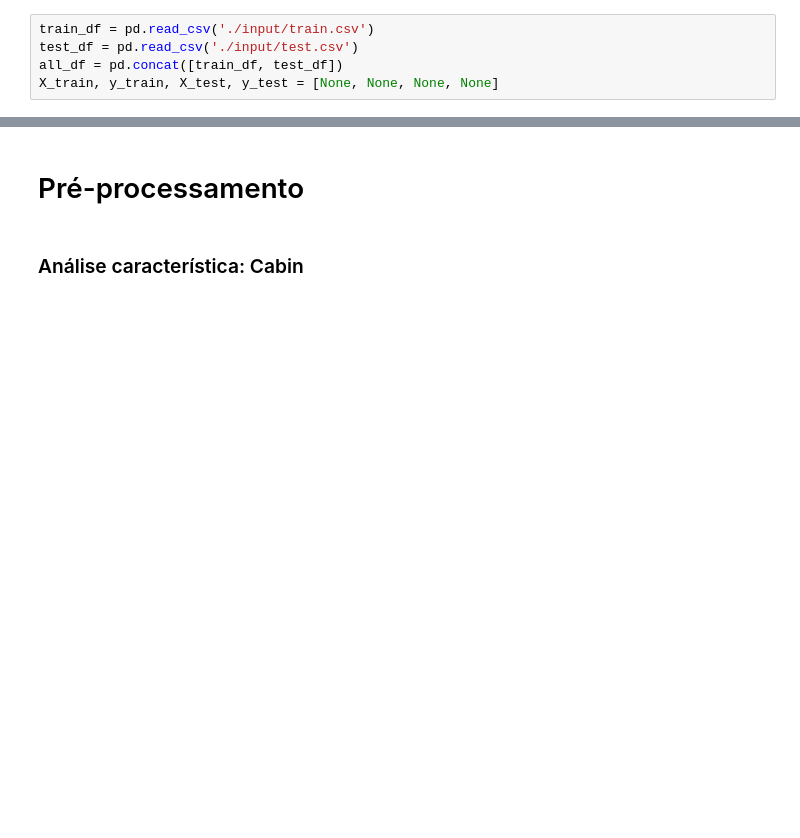
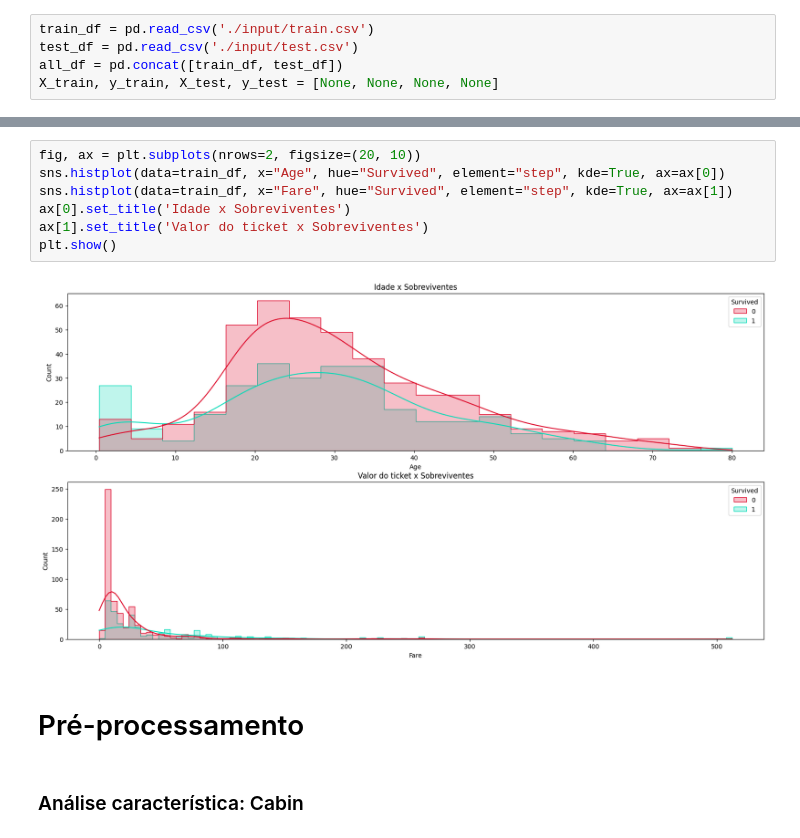
Before and after one commit to lievi/reconhecimento_padroes, a Jupyter notebook: titanic_analysis.ipynb, the cells around one changed output, grey strips where cells are left out. Drawn from its saved outputs; the diff is of its cells as text; blank space fills up the shorter version.

```diff
--- a/titanic_analysis.ipynb
+++ b/titanic_analysis.ipynb
@@ -27,3 +90,12 @@ X_train, y_train, X_test, y_test = [None, None, None, None]
+# %%
+fig, ax = plt.subplots(nrows=2, figsize=(20, 10))
+sns.histplot(data=train_df, x="Age", hue="Survived", element="step", kde=True, ax=ax[0])
+sns.histplot(data=train_df, x="Fare", hue="Survived", element="step", kde=True, ax=ax[1])
+ax[0].set_title('Idade x Sobreviventes')
+ax[1].set_title('Valor do ticket x Sobreviventes')
+plt.show()
+# %% [output]
+[figure, added]
 # %% [markdown]
 # Pré-processamento
 # %% [markdown]
```
Also changed, not shown: parts of 53 cells of this notebook, 3 other files.
